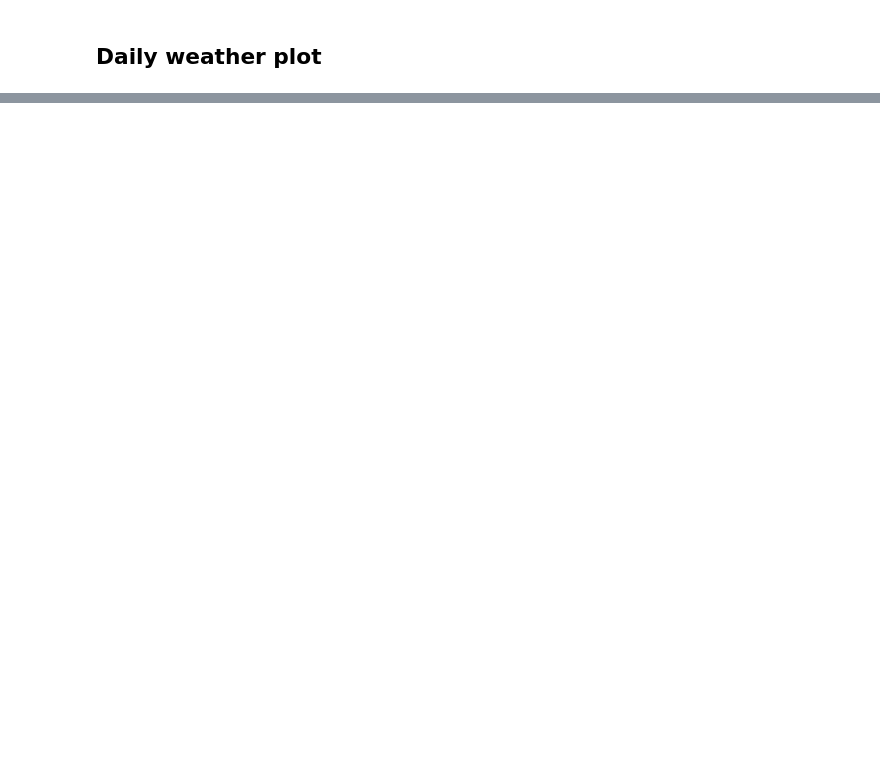
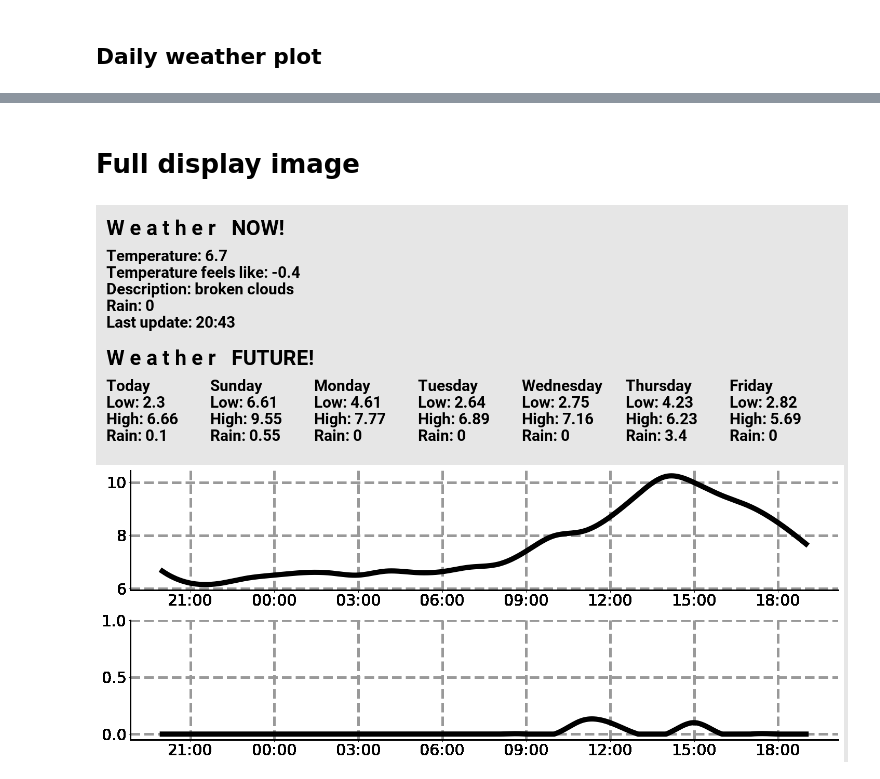
Before and after one commit to FutureSharks/rpi-weather-display, a Jupyter notebook: display-testing.ipynb, the cells around one changed output, grey strips where cells are left out. Cells and saved outputs as stored; diff of their text form; code cells hidden in the pictures; blank space fills up the shorter version.

```diff
--- a/display-testing.ipynb
+++ b/display-testing.ipynb
@@ -55,0 +63,11 @@ create_forecast_image(
+# %% [markdown]
+# Full display image
+# %%
+rpi_weather_display.create_forecast_image(
+    hourly=rpi_weather_display.convert_plt_fig_to_pil(h_plot),
+    daily=d_image,
+    current=c_image,
+    color=background_color,
+)
+# %% [output]
+[figure, added]
```
Also changed, not shown: parts of 13 cells of this notebook, 4 other files.
